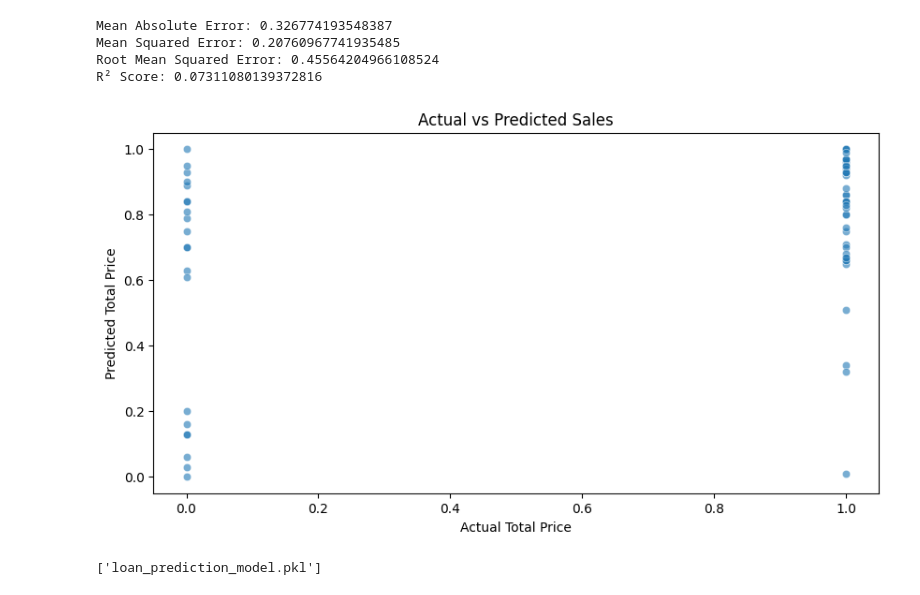
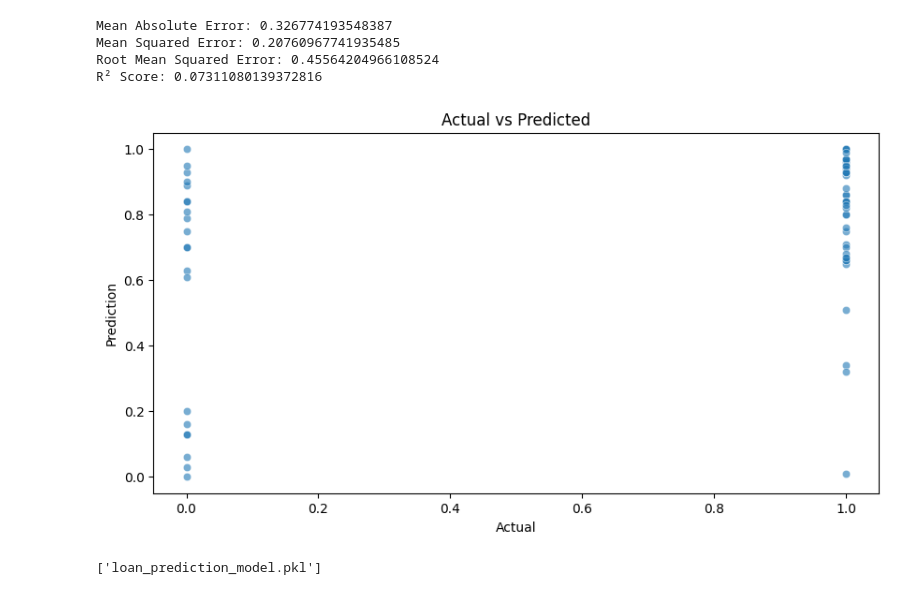
Before and after one commit to Game-Coder-94/Envision_Projects, a Jupyter notebook: model.ipynb, the cells around one changed output. Cells and saved outputs as stored; diff of their text form; code cells hidden in the pictures.

```diff
--- a/model.ipynb
+++ b/model.ipynb
@@ -150,12 +150,12 @@ R² Score: 0.07311080139372816
 # %%
 plt.figure(figsize=(10, 5))
 sns.scatterplot(x=Y_test, y=Y_pred, alpha=0.6)
-plt.xlabel("Actual Total Price")
-plt.ylabel("Predicted Total Price")
-plt.title("Actual vs Predicted Sales")
+plt.xlabel("Actual")
+plt.ylabel("Prediction")
+plt.title("Actual vs Predicted")
 plt.show()
 # %% [output]
-[figure, old version]
+[figure, new version]
 # %%
 joblib.dump(model, "loan_prediction_model.pkl")
 # %% [output]
```
Also changed, not shown: 2 other files.
